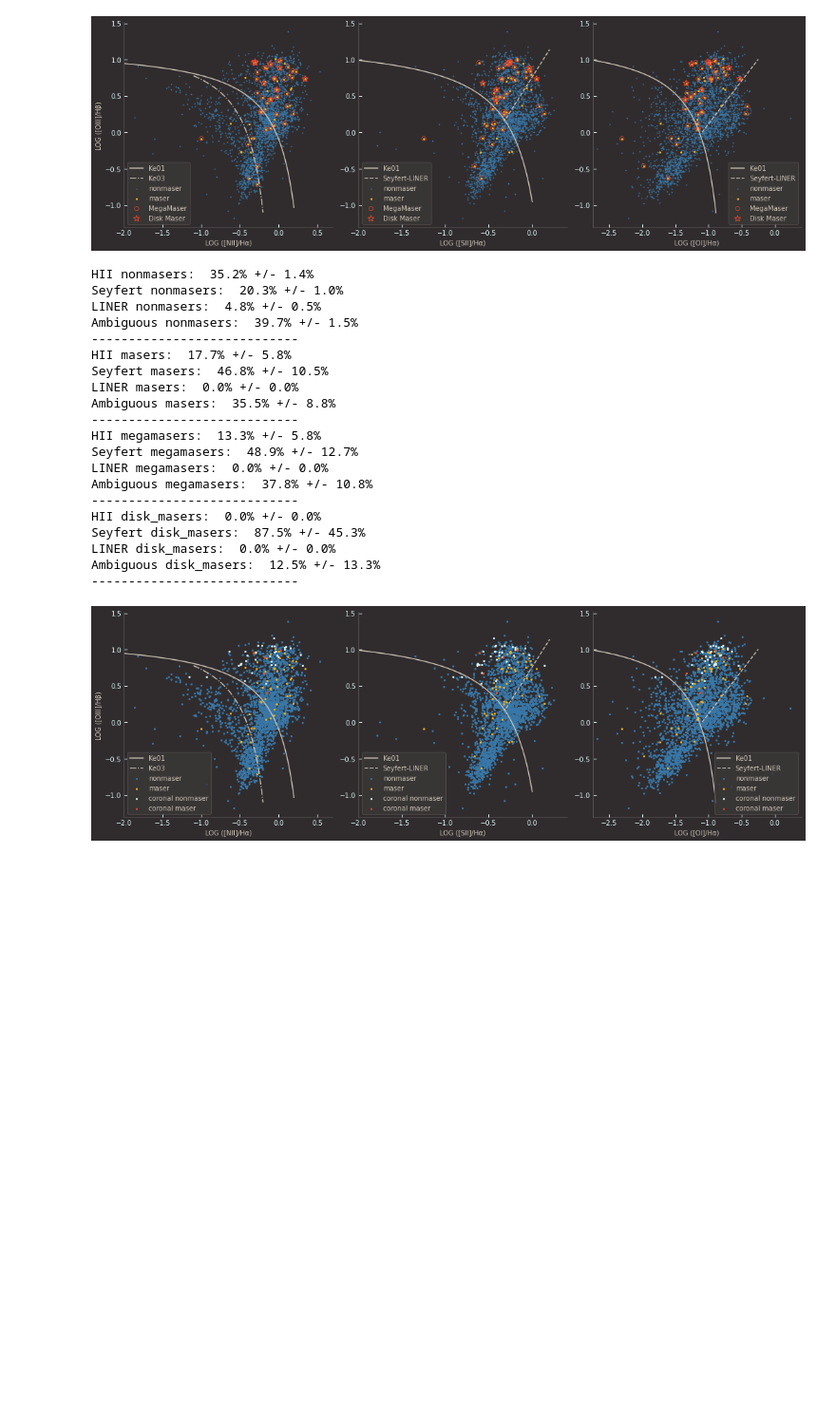
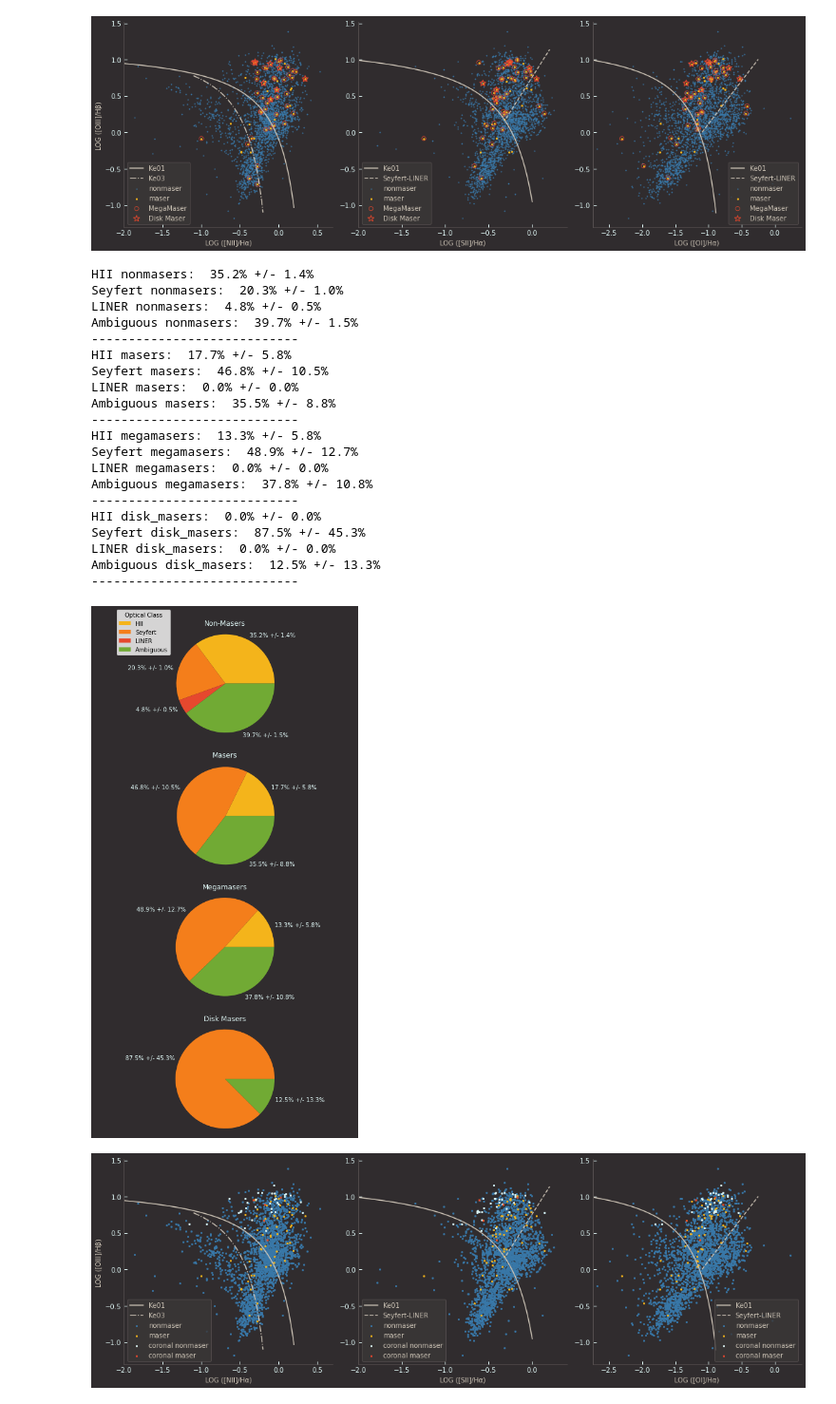
Before and after one commit to MaserResearchConstax23/pyscripts, a Jupyter notebook: optical_data_MPA.ipynb, the cells around one changed output. Shown at 95% size. Drawn from its saved outputs; the diff is of its cells as text; code cells hidden in the pictures; blank space fills up the shorter version.

```diff
--- a/optical_data_MPA.ipynb
+++ b/optical_data_MPA.ipynb
@@ -257,33 +257,97 @@ print("----------------------------")
 print("HII disk_masers: ",div_str(total_disk_masers_sf,total_disk_masers))
 print("Seyfert disk_masers: ",div_str(total_disk_masers_seyfert,total_disk_masers))
 print("LINER disk_masers: ",div_str(total_disk_masers_LINER,total_disk_masers))
 print("Ambiguous disk_masers: ",div_str(total_disk_masers_amb,total_disk_masers))
 print("----------------------------")
 
 # # Save the modified DataFrame to a new CSV file (optional).
 # output_csv_path = "./data/masers_and_nonmasers_with_new_column.csv"
 # all_df.to_csv(output_csv_path, index=False)
+import matplotlib.pyplot as plt
+
+# Data for pie charts
+labels = ["HII", "Seyfert", "LINER", "Ambiguous"]
+colors = ["#f4b41b", "#f47e1b", "#e6482e", "#71aa34"]
+
+# Data for the first pie chart (non-masers)
+non_masers_data = [total_non_masers_sf, total_non_masers_seyfert, total_non_masers_LINER, total_non_masers_amb]
+non_masers_percentages = [(val / total_nonmasers) * 100 for val in non_masers_data]
+
+# Data for the second pie chart (masers)
+masers_data = [total_masers_sf, total_masers_seyfert, total_masers_LINER, total_masers_amb]
+masers_percentages = [(val / total_masers) * 100 for val in masers_data]
+
+# Data for the third pie chart (megamasers)
+megamasers_data = [total_megamasers_sf, total_megamasers_seyfert, total_megamasers_LINER, total_megamasers_amb]
+megamasers_percentages = [(val / total_megamasers) * 100 for val in megamasers_data]
+
+# Data for the fourth pie chart (disk masers)
+disk_masers_data = [total_disk_masers_sf, total_disk_masers_seyfert, total_disk_masers_LINER, total_disk_masers_amb]
+disk_masers_percentages = [(val / total_disk_masers) * 100 for val in disk_masers_data]
+
+# Function to format labels for pie charts
+def format_label(val,tot):
+    if val < 0.005:
+        return ""
+    else:
+        return div_str(val,tot)
+
+# Set the background color for all pie charts
+plt.figure(figsize=(8, 16), facecolor='#302c2e')
+
+# Plot the first pie chart (non-masers)
+plt.subplot(4, 1, 1)
+plt.pie([(val / total_nonmasers) * 100 for val in non_masers_data], labels=[format_label(val,total_nonmasers) for val in non_masers_data], colors=colors, textprops={'color': '#dff6f5'})
+plt.title("Non-Masers", color='#dff6f5')
+plt.axis('equal')
+
+# Plot the second pie chart (masers)
+plt.subplot(4, 1, 2)
+plt.pie([(val / total_masers) * 100 for val in masers_data], labels=[format_label(val,total_masers) for val in masers_data], colors=colors, textprops={'color': '#dff6f5'})
+plt.title("Masers", color='#dff6f5')
+plt.axis('equal')
+
+# Plot the third pie chart (megamasers)
+plt.subplot(4, 1, 3)
+plt.pie([(val / total_megamasers) * 100 for val in megamasers_data], labels=[format_label(val,total_megamasers) for val in megamasers_data], colors=colors, textprops={'color': '#dff6f5'})
+plt.title("Megamasers", color='#dff6f5')
+plt.axis('equal')
+
+# Plot the fourth pie chart (disk masers)
+plt.subplot(4, 1, 4)
+plt.pie([(val / total_disk_masers) * 100 for val in disk_masers_data], labels=[format_label(val,total_disk_masers) for val in disk_masers_data], colors=colors, textprops={'color': '#dff6f5'})
+plt.title("Disk Masers", color='#dff6f5')
+plt.axis('equal')
+
+# Add a single legend for all four charts
+legend_labels = ["HII", "Seyfert", "LINER", "Ambiguous"]
+plt.legend(labels=legend_labels, loc="upper right", bbox_to_anchor=(.3, 4.8), title="Optical Class")
+
+# Show the pie charts
+plt.tight_layout()
+plt.show()
 # %% [output]
 HII nonmasers:  35.2% +/- 1.4%
 Seyfert nonmasers:  20.3% +/- 1.0%
 LINER nonmasers:  4.8% +/- 0.5%
 Ambiguous nonmasers:  39.7% +/- 1.5%
 ----------------------------
 HII masers:  17.7% +/- 5.8%
 Seyfert masers:  46.8% +/- 10.5%
 LINER masers:  0.0% +/- 0.0%
 Ambiguous masers:  35.5% +/- 8.8%
 ----------------------------
 HII megamasers:  13.3% +/- 5.8%
 Seyfert megamasers:  48.9% +/- 12.7%
 LINER megamasers:  0.0% +/- 0.0%
 Ambiguous megamasers:  37.8% +/- 10.8%
 ----------------------------
 HII disk_masers:  0.0% +/- 0.0%
 Seyfert disk_masers:  87.5% +/- 45.3%
 LINER disk_masers:  0.0% +/- 0.0%
 Ambiguous disk_masers:  12.5% +/- 13.3%
 ----------------------------
+[figure, added]
 # %%
 
 def set_up_style(ax):
```
